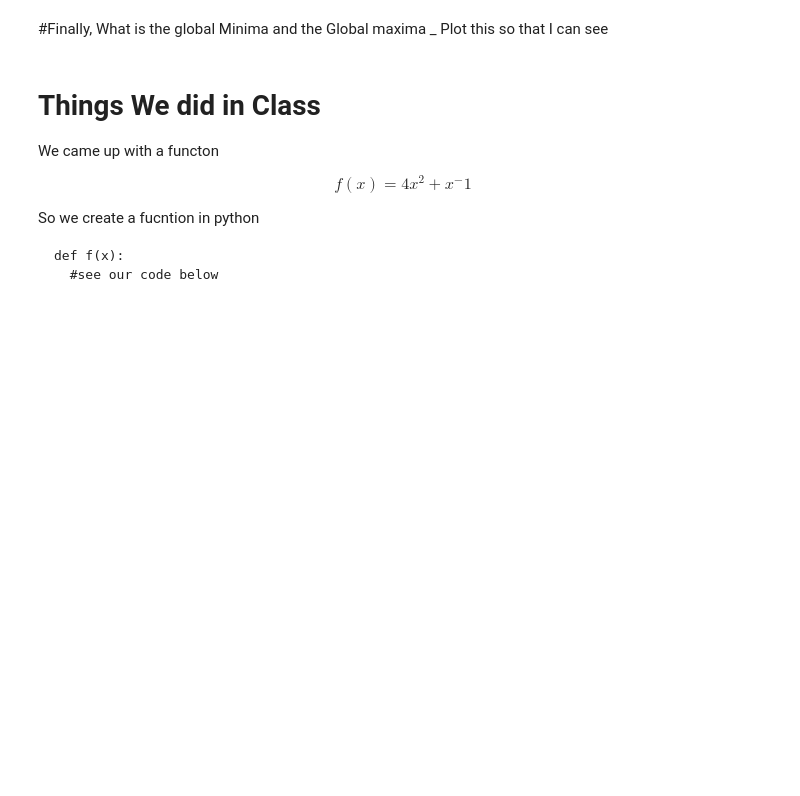
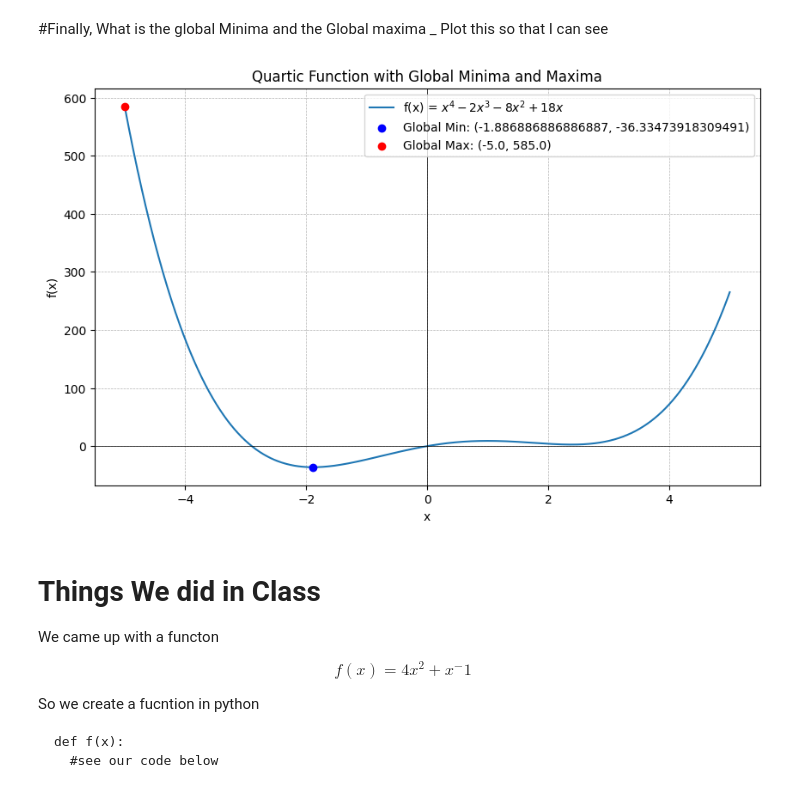
Before and after one commit to Morioh/math_for_ml, a Jupyter notebook: Calculus_Quiz_2/Mourice_Onyonyi__Quiz_2_Calculus.ipynb, the cells around one changed output. Saved outputs shown, nothing was run; the diff lists cells and outputs as text; code cells hidden in the pictures; blank space fills up the shorter version.

```diff
--- a/Calculus_Quiz_2/Mourice_Onyonyi__Quiz_2_Calculus.ipynb
+++ b/Calculus_Quiz_2/Mourice_Onyonyi__Quiz_2_Calculus.ipynb
@@ -35,5 +184,45 @@ Print(f'The global minima is {}')
 # %% [markdown]
 #Finally, What is the global Minima and the Global maxima _ Plot this so that I can see
+# %%
+import numpy as np
+import matplotlib.pyplot as plt
+from sympy import symbols, diff, solve, lambdify
+
+# Define the symbol and quartic function
+x = symbols('x')
+f = x**4 - 2*x**3 - 8*x**2 + 18*x
+
+# Convert the function for numerical evaluation
+f_lambdified = lambdify(x, f, modules=['numpy'])
+
+# Define the range for evaluating global extrema
+x_range = np.linspace(-5, 5, 1000)
+
+# Evaluate the function across the range and find global extrema
+y_values = f_lambdified(x_range)
+global_min_index = np.argmin(y_values)
+global_max_index = np.argmax(y_values)
+global_min = (x_range[global_min_index], y_values[global_min_index])
+global_max = (x_range[global_max_index], y_values[global_max_index])
+
+# Plot the function
+plt.figure(figsize=(10, 6))
+plt.plot(x_range, y_values, label='f(x) = $x^4 - 2x^3 - 8x^2 + 18x$')
+
+# Highlight the global minima and maxima
+plt.scatter(*global_min, color='blue', zorder=5, label=f'Global Min: {global_min}')
+plt.scatter(*global_max, color='red', zorder=5, label=f'Global Max: {global_max}')
+
+plt.title('Quartic Function with Global Minima and Maxima')
+plt.xlabel('x')
+plt.ylabel('f(x)')
+plt.axhline(0, color='black', lw=0.5)
+plt.axvline(0, color='black', lw=0.5)
+plt.grid(True, linestyle='--', linewidth=0.5)
+plt.legend()
+plt.show()
+# %% [output]
+[figure, added]
 # %% [markdown]
 # Things We did in Class
 
```
Also changed, not shown: parts of 11 cells of this notebook.
